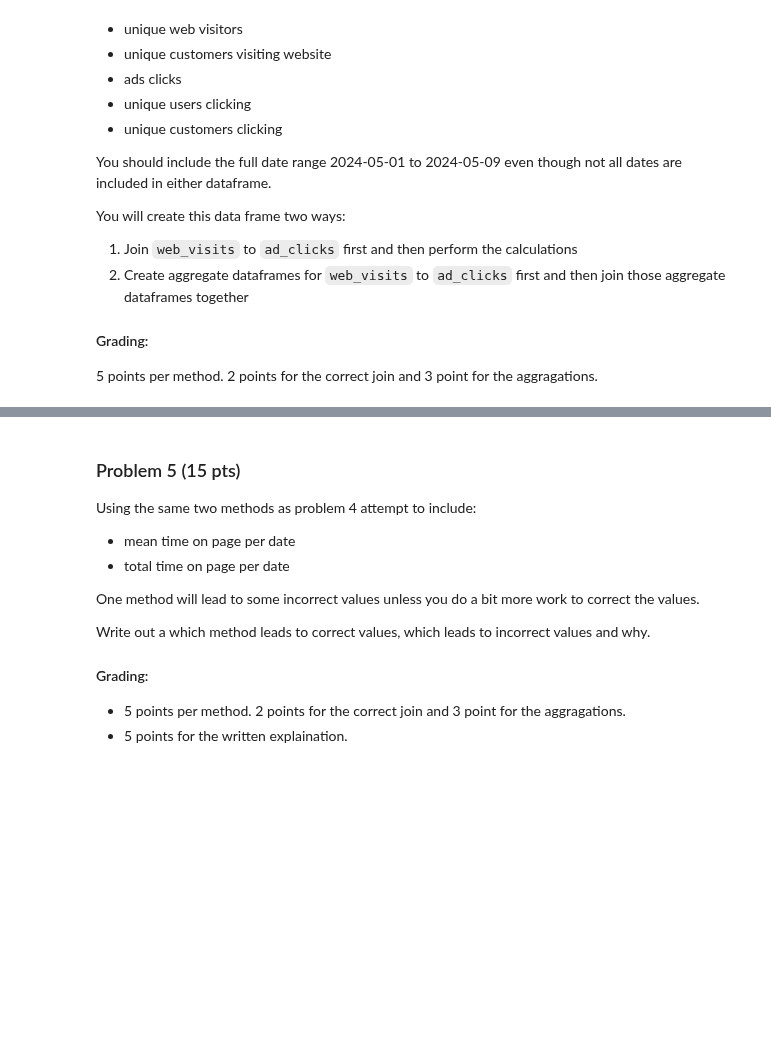
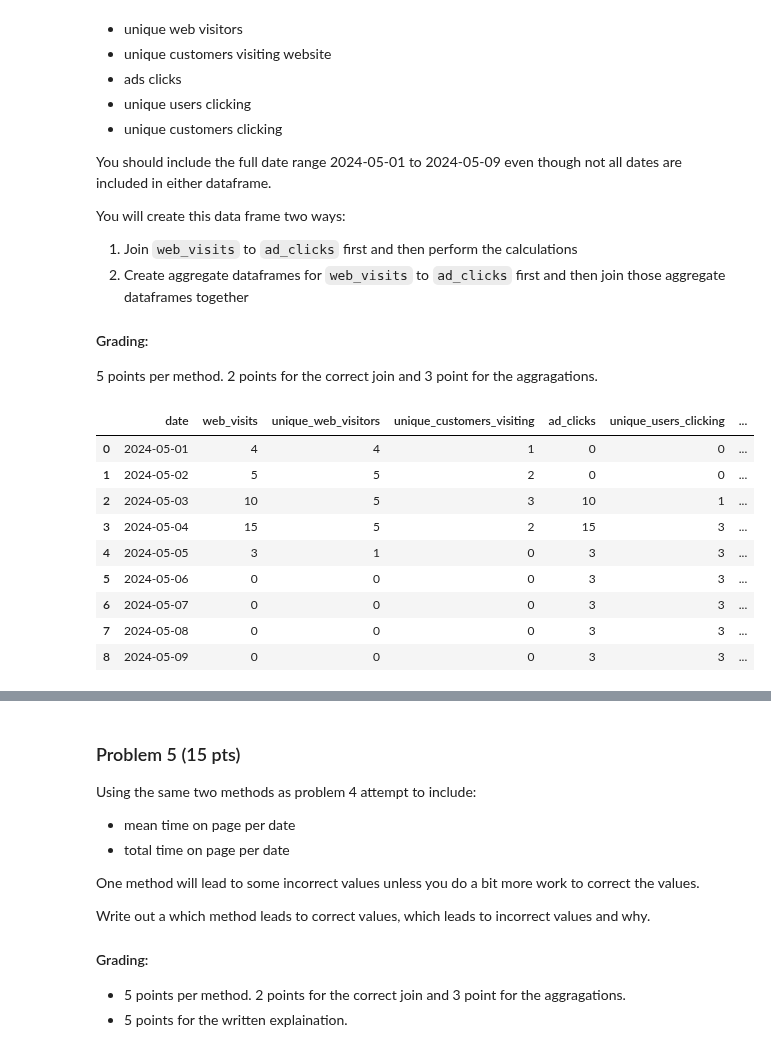
Before and after one commit to dmerced05/Daniel_AD450, a Jupyter notebook: week_10_agg.ipynb, the cells around one changed output, grey strips where cells are left out. Saved outputs shown, nothing was run; the diff lists cells and outputs as text; code cells hidden in the pictures; blank space fills up the shorter version.

```diff
--- a/week_10_agg.ipynb
+++ b/week_10_agg.ipynb
@@ -160,3 +321,56 @@ You will create this data frame two ways:
 
 #### Grading:
 5 points per method. 2 points for the correct join and 3 point for the aggragations.
+# %%
+web_visits["date"] = pd.to_datetime(web_visits["date"])
+ad_clicks["date"] = pd.to_datetime(ad_clicks["date"])
+
+full_dates = pd.DataFrame({
+    "date": pd.date_range("2024-05-01", "2024-05-09", freq="D")
+})
+# %%
+# join raw tbles first then calculate
+p4_method1_raw = web_visits.merge(
+    ad_clicks,
+    on="date",
+    how="outer",
+    suffixes=("_visit", "_click")
+)
+
+p4_method1 = (
+    p4_method1_raw
+    .groupby("date", as_index=False)
+    .agg(
+        web_visits=("visitor_id", "count"),
+        unique_web_visitors=("visitor_id", "nunique"),
+        unique_customers_visiting=("customer_id_visit", lambda x: x.dropna().nunique()),
+        ad_clicks=("external_user_id", "count"),
+        unique_users_clicking=("external_user_id", "nunique"),
+        unique_customers_clicking=("customer_id_click", lambda x: x.dropna().nunique())
+    )
+)
+
+p4_method1 = (
+    full_dates
+    .merge(p4_method1, on="date", how="left")
+    .fillna(0)
+)
+
+count_cols = [
+    "web_visits", "unique_web_visitors", "unique_customers_visiting",
+    "ad_clicks", "unique_users_clicking", "unique_customers_clicking"
+]
+p4_method1[count_cols] = p4_method1[count_cols].astype(int)
+
+p4_method1
+# %% [output]
+|  | date | web_visits | unique_web_visitors | unique_customers_visiting | ad_clicks | unique_users_clicking | ... |
+| 0 | 2024-05-01 | 4 | 4 | 1 | 0 | 0 | ... |
+| 1 | 2024-05-02 | 5 | 5 | 2 | 0 | 0 | ... |
+| 2 | 2024-05-03 | 10 | 5 | 3 | 10 | 1 | ... |
+| 3 | 2024-05-04 | 15 | 5 | 2 | 15 | 3 | ... |
+| 4 | 2024-05-05 | 3 | 1 | 0 | 3 | 3 | ... |
+| 5 | 2024-05-06 | 0 | 0 | 0 | 3 | 3 | ... |
+| 6 | 2024-05-07 | 0 | 0 | 0 | 3 | 3 | ... |
+| 7 | 2024-05-08 | 0 | 0 | 0 | 3 | 3 | ... |
+| 8 | 2024-05-09 | 0 | 0 | 0 | 3 | 3 | ... |
```
Also changed, not shown: parts of 19 cells of this notebook.
